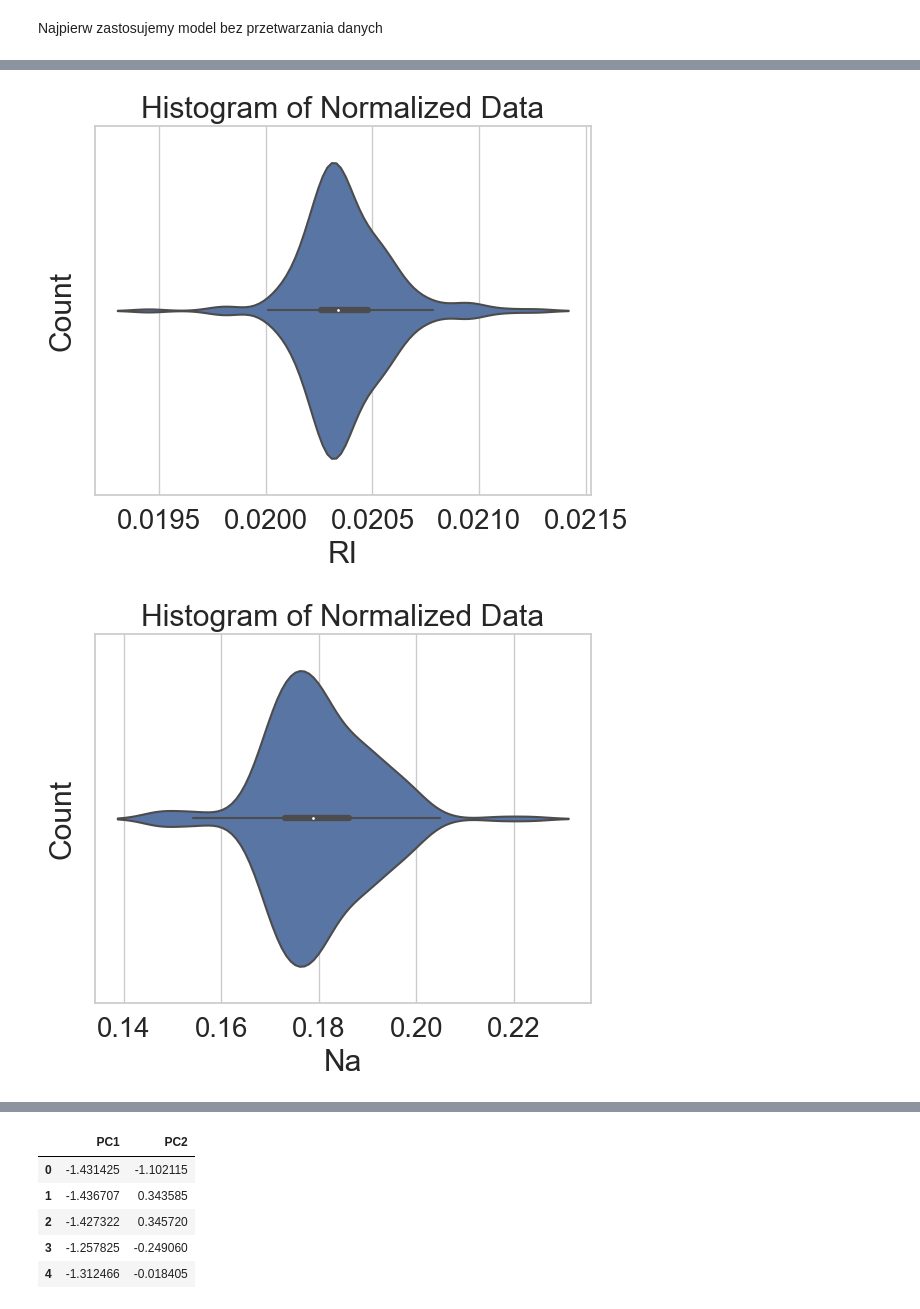
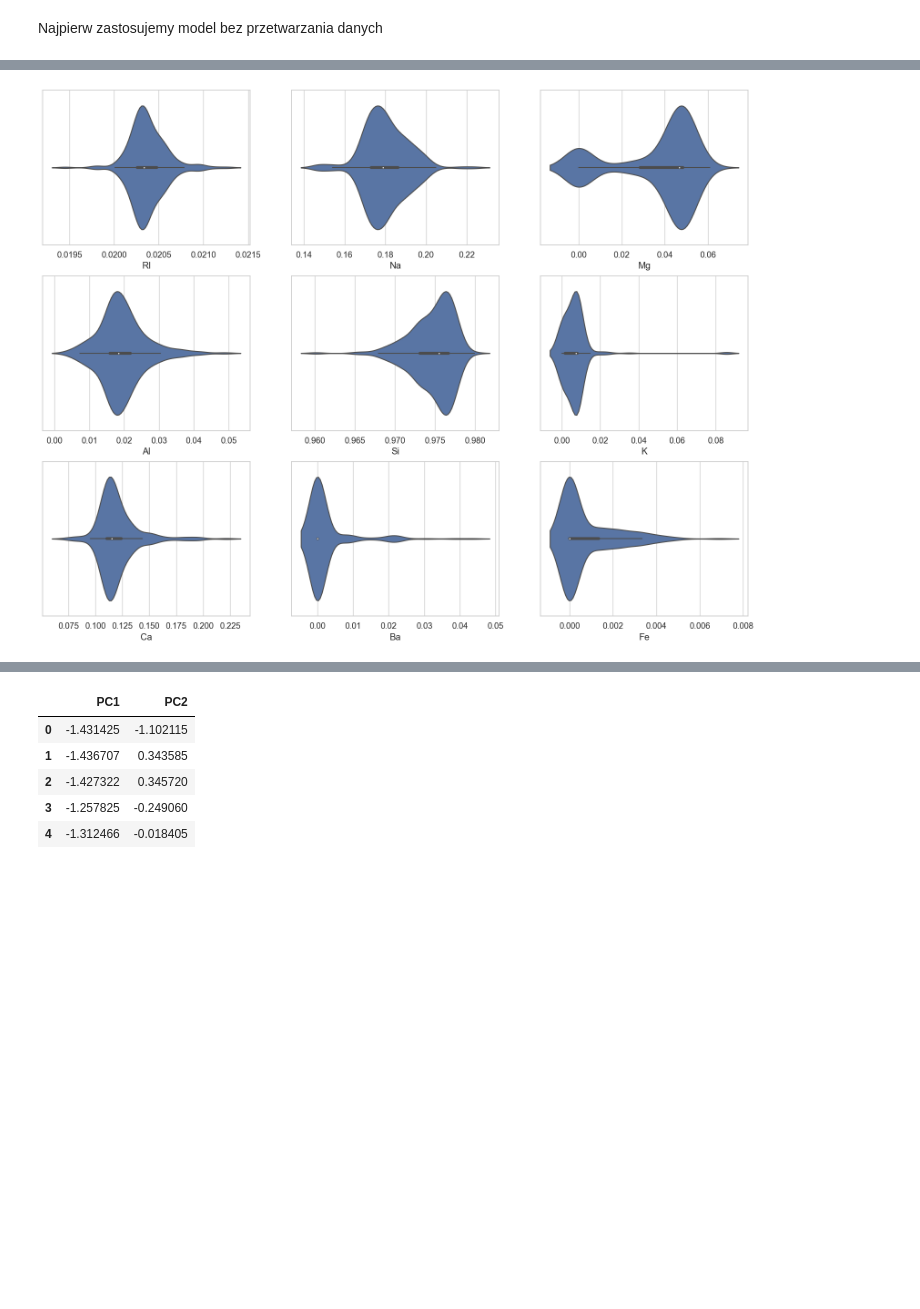
Before and after one commit to Filipstrozik/SztucznaInteligencja, a Jupyter notebook: Z4/z4.ipynb, the cells around one changed output, grey strips where cells are left out. Cells and saved outputs as stored; diff of their text form; code cells hidden in the pictures; blank space fills up the shorter version.

```diff
--- a/Z4/z4.ipynb
+++ b/Z4/z4.ipynb
@@ -19,6 +19,7 @@ materiały źródłowe oraz krótko opisz biblioteki wykorzystane przy implement
 # %% [markdown]
 Importowanie danych
 # %%
+import os
 from matplotlib import pyplot as plt
 from sklearn.preprocessing import StandardScaler, Normalizer
 from sklearn.decomposition import PCA
@@ -29,8 +30,13 @@ from sklearn.tree import DecisionTreeClassifier
 import pandas as pd
 
 data_url = 'https://archive.ics.uci.edu/ml/machine-learning-databases/glass/glass.data'
+# downolad and save csv file
 column_names = ['Id', 'RI', 'Na', 'Mg', 'Al', 'Si', 'K', 'Ca', 'Ba', 'Fe', 'Type']
-glass_data = pd.read_csv(data_url, names=column_names)
+if 'glass_data.csv' in os.listdir(): # check if file exists in current directory if not download it
+    glass_data = pd.read_csv('glass_data.csv')
+else:
+    glass_data = pd.read_csv(data_url, names=column_names)
+    glass_data.to_csv('glass_data.csv', index=False)
 
 
 print(glass_data.head(20))
@@ -238,10 +244,10 @@ Train Test Split Podział danych na zestaw uczący i walidacyjny
 # %% [markdown]
 Najpierw zastosujemy model bez przetwarzania danych
 # %%
-# show X distribution of values as a violin plot of each column
-for col in X.columns:
-    sns.violinplot(x=X[col])
-    plt.xlabel('Data')
-    plt.ylabel('Count')
-    plt.show()
+# show X distribution of values as a violin plot of each column show it using sublots in a loop
+sns.set(style="whitegrid", font_scale=1.2)
+plt.subplots(figsize = (20,15))
+for i, col in enumerate(X.columns):
+    plt.subplot(3,3,i+1)
+    sns.violinplot(x=col, data=X)
 # %% [output]
@@ -257,17 +255,14 @@ for col in X.columns:
 # %%
 # Normalizer
 normalized_X = Normalizer().fit_transform(X)
 
 normalized_X_DF = pd.DataFrame(normalized_X, columns=X.columns)
 
-# show results as a violin plot of each column
-
-for column in normalized_X_DF.columns:
-    sns.violinplot(x=normalized_X_DF[column])
-    plt.xlabel(normalized_X_DF[column].name)
-    plt.ylabel('Count')
-    plt.title('Histogram of Normalized Data')
-    plt.show()
+# show results as a violin plot of each column using sublots in a loop
+sns.set(style="whitegrid", font_scale=1.2)
+plt.subplots(figsize = (20,15))
+for i, col in enumerate(normalized_X_DF.columns):
+    plt.subplot(3,3,i+1)
+    sns.violinplot(x=col, data=normalized_X_DF)
 # %% [output]
-[figure, old version]
+[figure, new version]
-[figure, removed]
```
Also changed, not shown: parts of 21 cells of this notebook, 1 other file.
